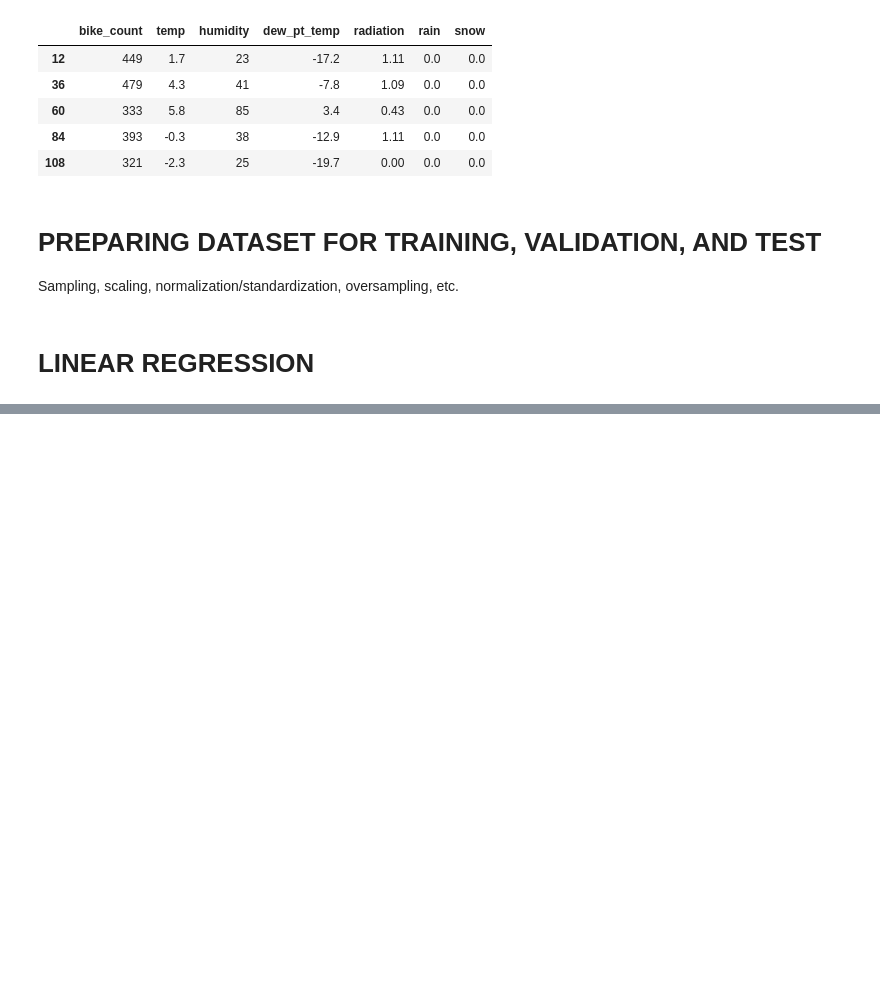
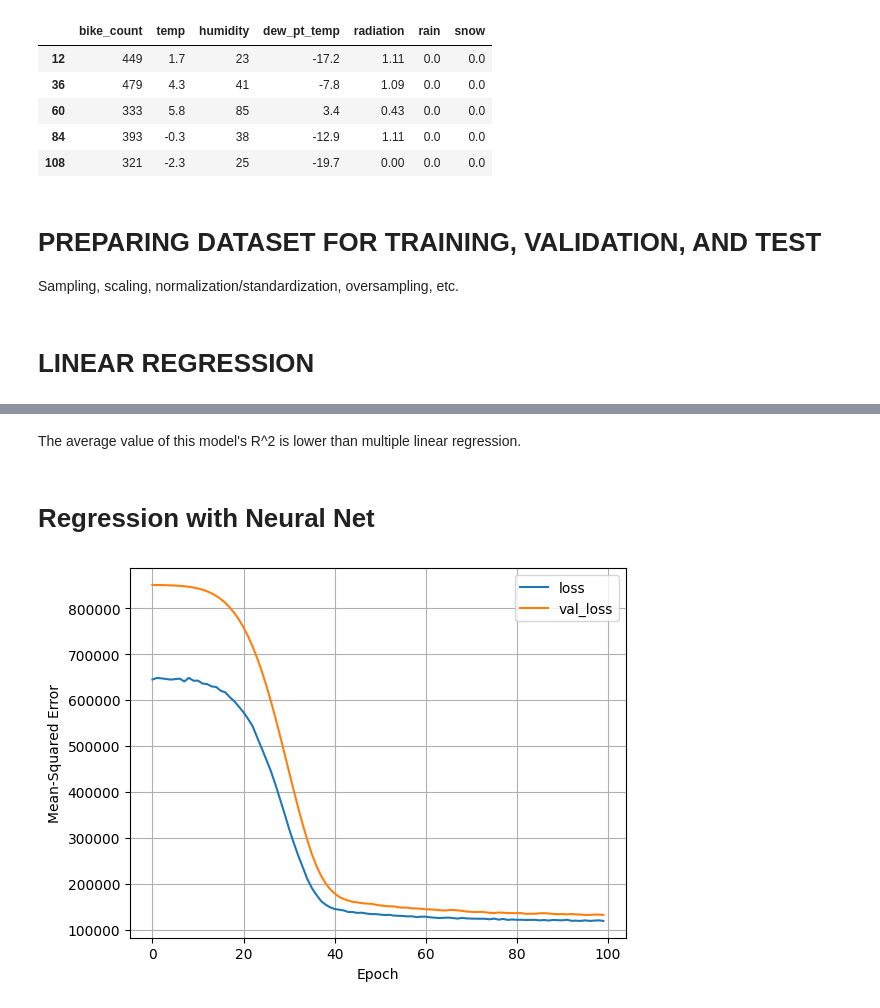
Before and after one commit to luthfiarsd/machinelearning-basic, a Jupyter notebook: regression-seoul_bike.ipynb, the cells around one changed output, grey strips where cells are left out. Saved outputs shown, nothing was run; the diff lists cells and outputs as text; code cells hidden in the pictures; blank space fills up the shorter version.

```diff
--- a/regression-seoul_bike.ipynb
+++ b/regression-seoul_bike.ipynb
@@ -90,0 +273,32 @@ from sklearn.linear_model import LinearRegression
+# %% [markdown]
+The average value of this model's R^2 is lower than multiple linear regression.
+# %% [markdown]
+# **Regression with Neural Net**
+# %%
+# Normalization: change the distribution of temperature data into a more standard or normal distribution, with a mean of zero and a standard deviation of one.
+
+# Input shape 1D
+temp_normalizer = tf.keras.layers.Normalization(input_shape=(1,), axis=None)
+# Adapt normalized value in X_train_temp (X_train_temp is reshaped first into 1D)
+temp_normalizer.adapt(X_train_temp.reshape(-1))
+
+# MAKE NEURAL NETWORK MODEL
+temp_nn_model = tf.keras.Sequential([
+    temp_normalizer,
+    tf.keras.layers.Dense(32, activation='relu'),
+    tf.keras.layers.Dense(32, activation='relu'),
+    tf.keras.layers.Dense(32, activation='relu'),
+    tf.keras.layers.Dense(1)
+])
+
+# COMPILE THE MODEL
+temp_nn_model.compile(optimizer=tf.keras.optimizers.Adam(learning_rate=0.001), loss='mean_squared_error')
+
+# FITTING THE MODEL INTO THE DATASET
+history = temp_nn_model.fit(
+        X_train_temp, y_train_temp, epochs=100, validation_data=(X_valid_temp, y_valid_temp), verbose=0
+    )
+# %%
+plot_loss(history)
+# %% [output]
+[figure, added]
```
Also changed, not shown: parts of 35 cells of this notebook.
